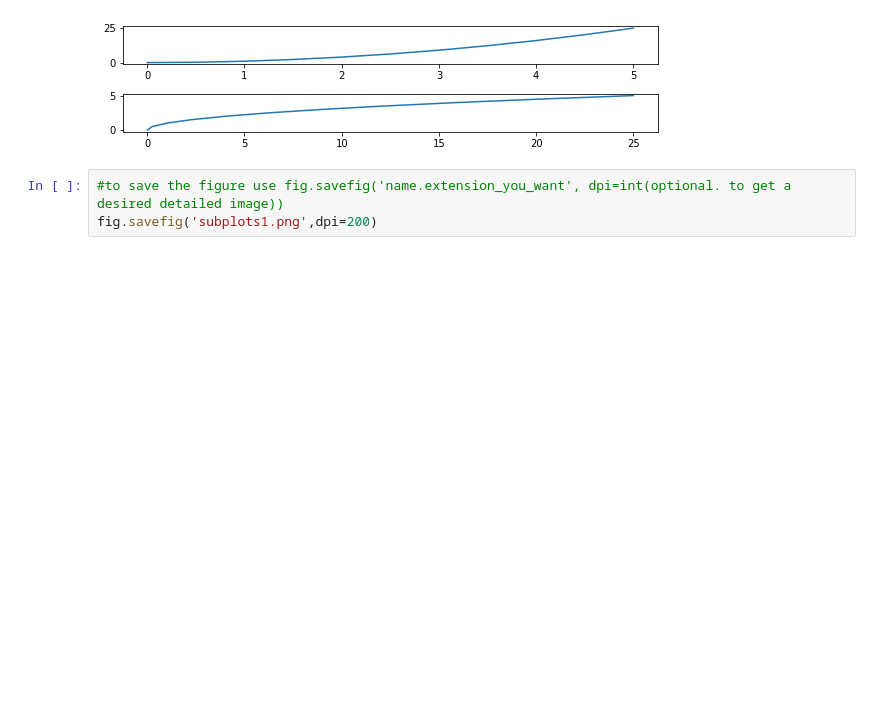
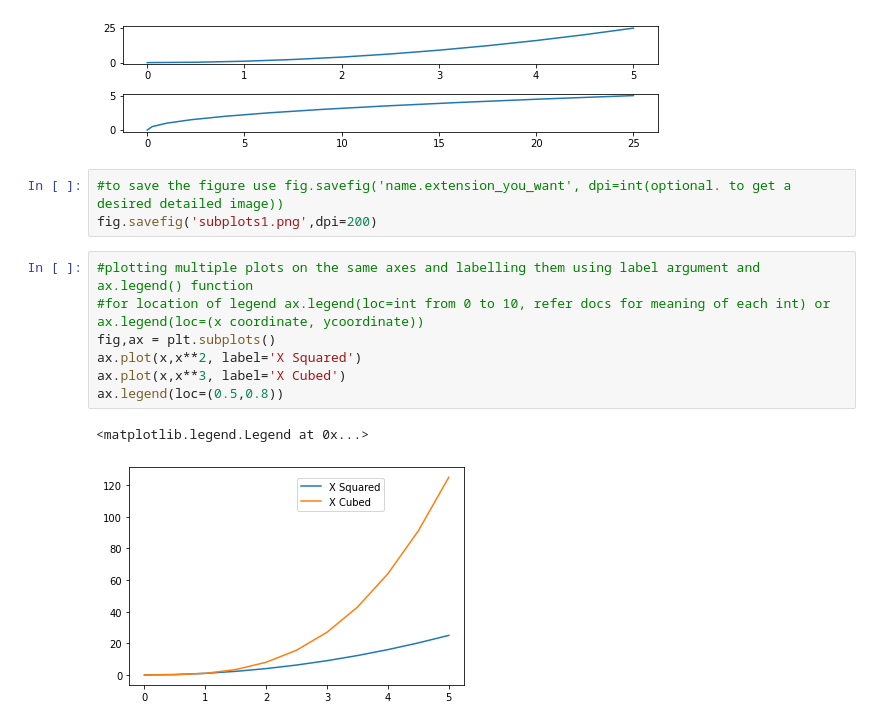
Before and after one commit to MIDAS-26/DS_ML, a Jupyter notebook: Matplotlib_Plots.ipynb, the cells around one changed output. Cells and saved outputs as stored; diff of their text form; blank space fills up the shorter version.

Commit message:
Finished Matplotlib

```diff
--- a/Matplotlib_Basics.ipynb
+++ b/Matplotlib_Plots.ipynb
@@ -108,3 +108,13 @@ plt.tight_layout()
 # %%
 #to save the figure use fig.savefig('name.extension_you_want', dpi=int(optional. to get a desired detailed image))
 fig.savefig('subplots1.png',dpi=200)
+# %%
+#plotting multiple plots on the same axes and labelling them using label argument and ax.legend() function
+#for location of legend ax.legend(loc=int from 0 to 10, refer docs for meaning of each int) or ax.legend(loc=(x coordinate, ycoordinate))
+fig,ax = plt.subplots()
+ax.plot(x,x**2, label='X Squared')
+ax.plot(x,x**3, label='X Cubed')
+ax.legend(loc=(0.5,0.8))
+# %% [output]
+<matplotlib.legend.Legend at 0x...>
+[figure, added]
```
Also changed, not shown: parts of 2 cells of this notebook.
